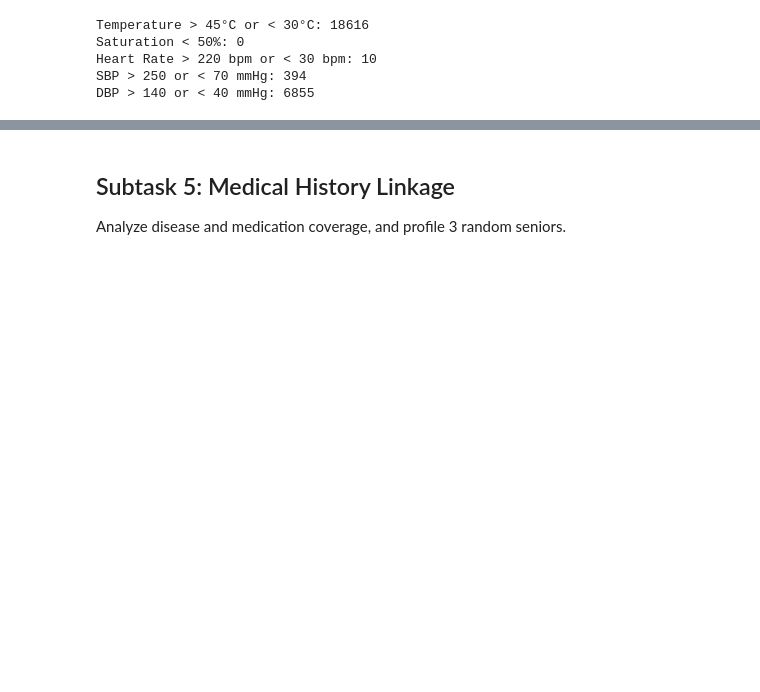
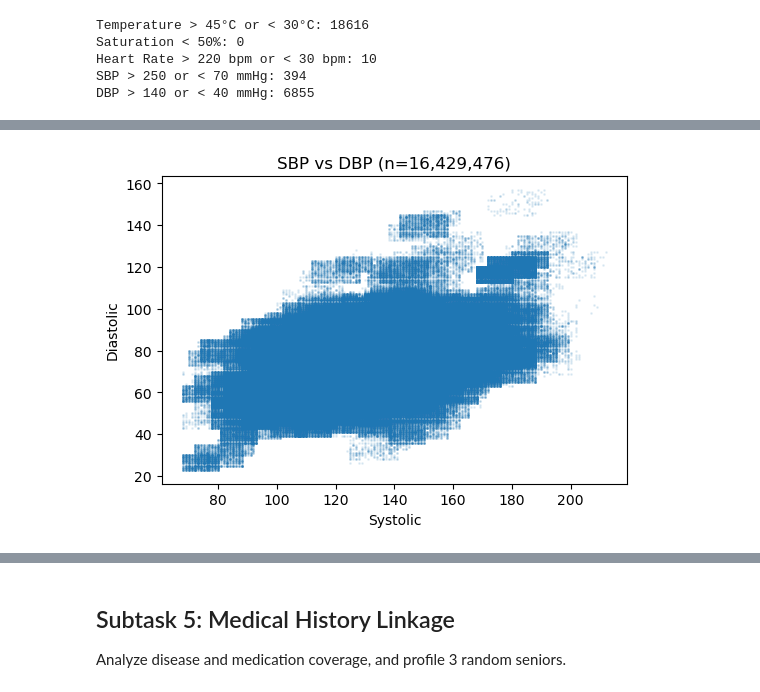
Before and after one commit to eldarmuk/AI-CVD, a Jupyter notebook: notebooks/02_basic_eda.ipynb, the cells around one changed output, grey strips where cells are left out. Saved outputs shown, nothing was run; the diff lists cells and outputs as text; code cells hidden in the pictures; blank space fills up the shorter version.

```diff
--- a/notebooks/02_basic_eda.ipynb
+++ b/notebooks/02_basic_eda.ipynb
@@ -426,0 +417,9 @@ else:
+# %%
+plt.figure(figsize=(6, 4))
+plt.scatter(bp_df['sbp'], bp_df['dbp'], alpha=0.1, s=1)
+plt.title(f"SBP vs DBP (n={len(bp_df):,})")
+plt.xlabel("Systolic")
+plt.ylabel("Diastolic")
+plt.show()
+# %% [output]
+[figure, added]
```
Also changed, not shown: parts of 13 cells of this notebook.
